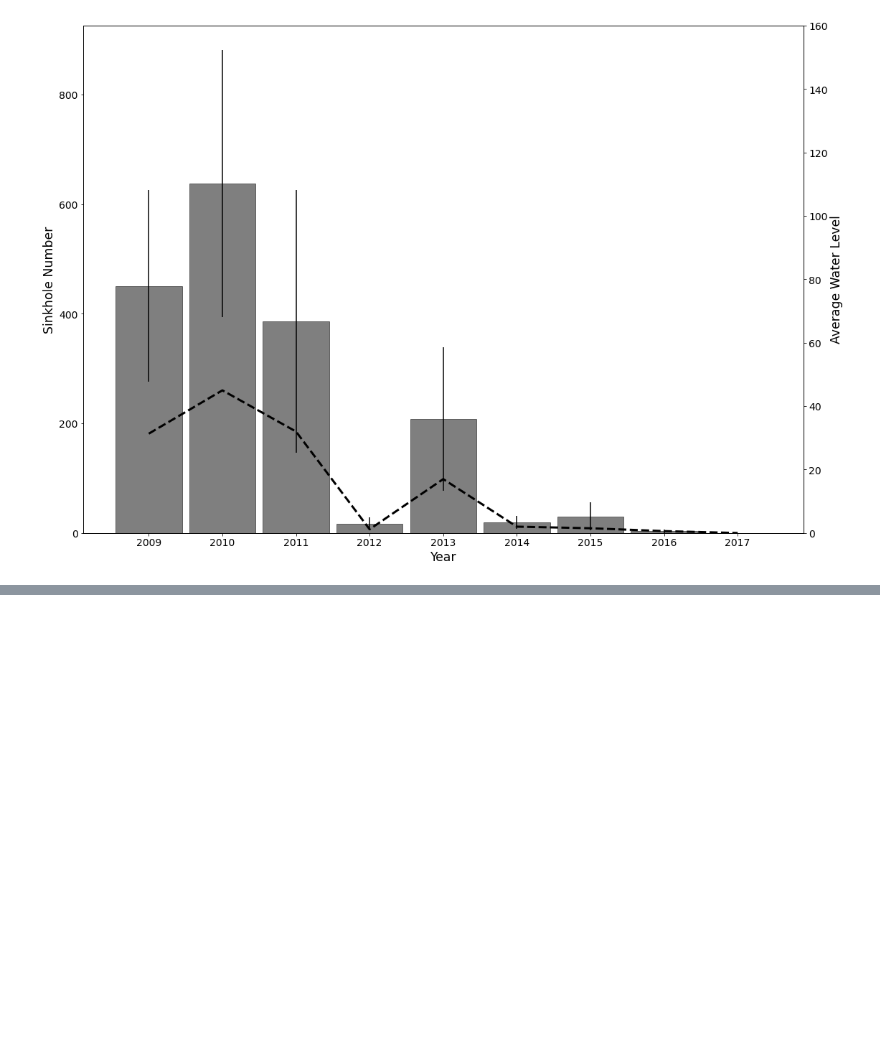
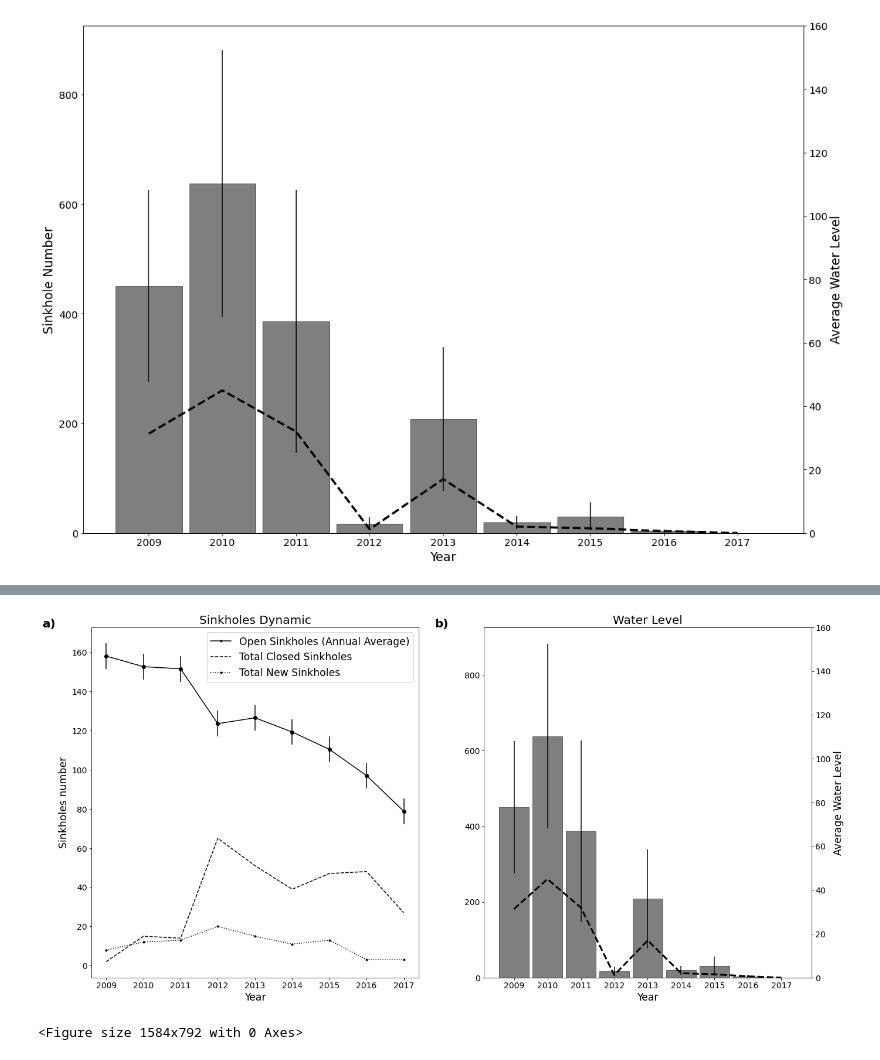
Before and after one commit to luisagranados/sinkholes, a Jupyter notebook: water_level.ipynb, the cells around one changed output, grey strips where cells are left out. Saved outputs shown, nothing was run; the diff lists cells and outputs as text; code cells hidden in the pictures; blank space fills up the shorter version.

```diff
--- a/water_level.ipynb
+++ b/water_level.ipynb
@@ -175,0 +213,56 @@ plt.show()
+# %%
+plt.rcParams['figure.figsize'] = [22, 11]
+
+ax1 = plt.subplot2grid((1,2), (0,0))
+ax2 = plt.subplot2grid((1,2), (0,1))
+
+ax2.bar(
+    mean_level_year_keys,
+    mean_level_year_values,
+    width=0.9,
+    edgecolor='k',
+    color='k',
+    yerr=sem_level_year_values,
+    label='Men means',
+    alpha = 0.5,
+)
+ax2.set_xlabel('Year',fontsize='xx-large')
+ax2.tick_params(axis='y', labelsize=14)
+ax2.tick_params(axis='x', labelsize=14)
+
+ax2.text(-0.15, 1, "b)", fontweight="bold", transform=ax2.transAxes, size=20)
+ax2.set_title('Water Level', fontsize=20)
+
+axes2 = ax2.twinx()
+axes2.plot(mean_water_year_keys, mean_water_year_values,'k--', linewidth=3, label='Sine')
+axes2.set_ylim(0, 160)
+axes2.set_ylabel('Average Water Level',fontsize='xx-large')
+axes2.tick_params(axis='y', labelsize=14)
+
+yerr = stats.sem(df.iloc[:, 1], axis=None, ddof=0)
+
+ax1.plot(df['Year'], df['Open Sinkholes (Annual Average)'], 'k', marker='.', label='Open Sinkholes (Annual Average)')
+ax1.errorbar(df['Year'], df['Open Sinkholes (Annual Average)'], yerr=yerr, fmt='o', color='k')
+ax1.plot(df['Year'], df['Total Closed Sinkholes'], 'k--', label='Total Closed Sinkholes')
+ax1.plot(df['Year'], df['Total New Sinkholes'], 'k:', marker='.', label='Total New Sinkholes')
+
+ax1.set_title('Sinkholes Dynamic', fontsize=20)
+
+ax1.text(-0.15, 1, "a)", fontweight="bold", transform=ax1.transAxes, size=20)
+ax1.set_xlabel('Year', fontsize='xx-large')
+ax1.set_ylabel('Sinkholes number', fontsize='xx-large')
+ax1.tick_params(axis='x', labelsize=14)
+ax1.tick_params(axis='y', labelsize=14)
+legend = ax1.legend(shadow=False, fontsize='xx-large')
+
+plt.xticks(fontsize=14)
+plt.yticks(fontsize=14)
+plt.savefig("dynamic.png")
+plt.show()
+
+
+plt.savefig('two_plots.png')
+plt.show()
+# %% [output]
+[figure, added]
+<Figure size 1584x792 with 0 Axes>
```
Also changed, not shown: parts of 6 cells of this notebook, 1 other file.
